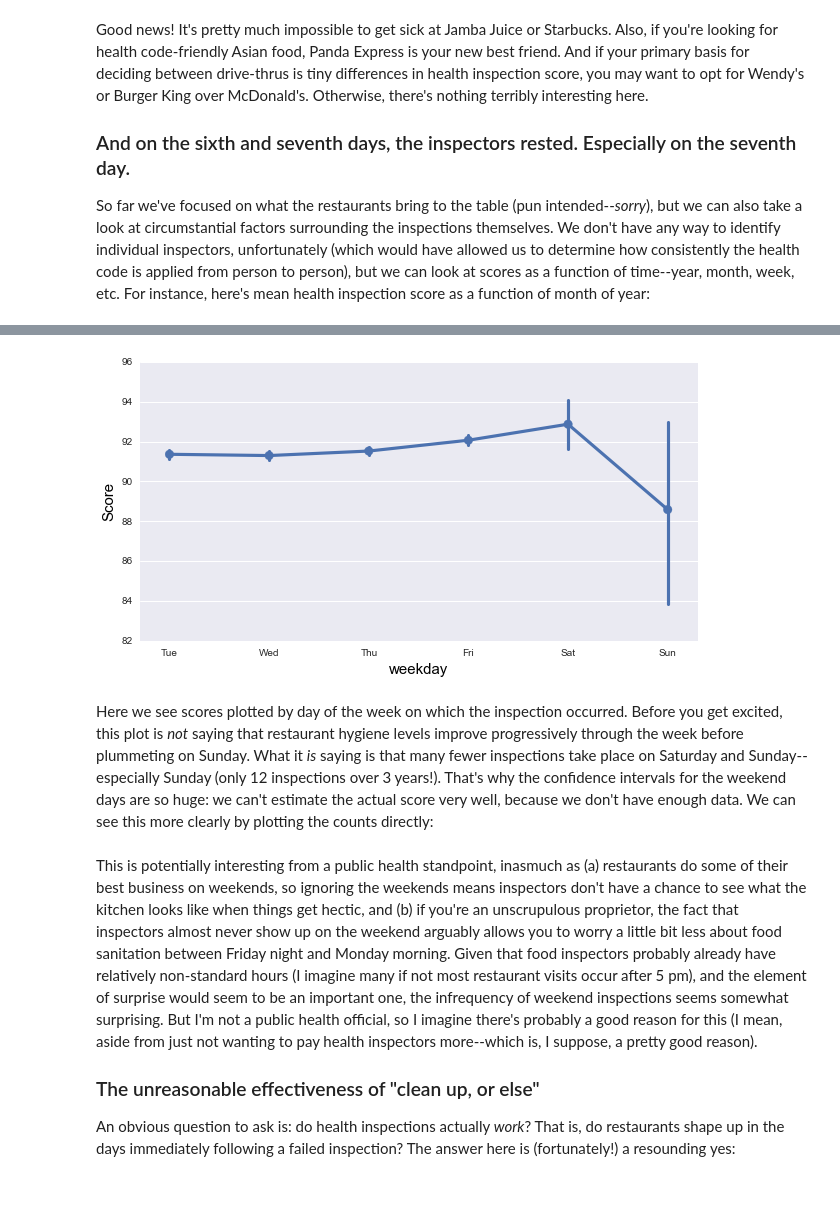
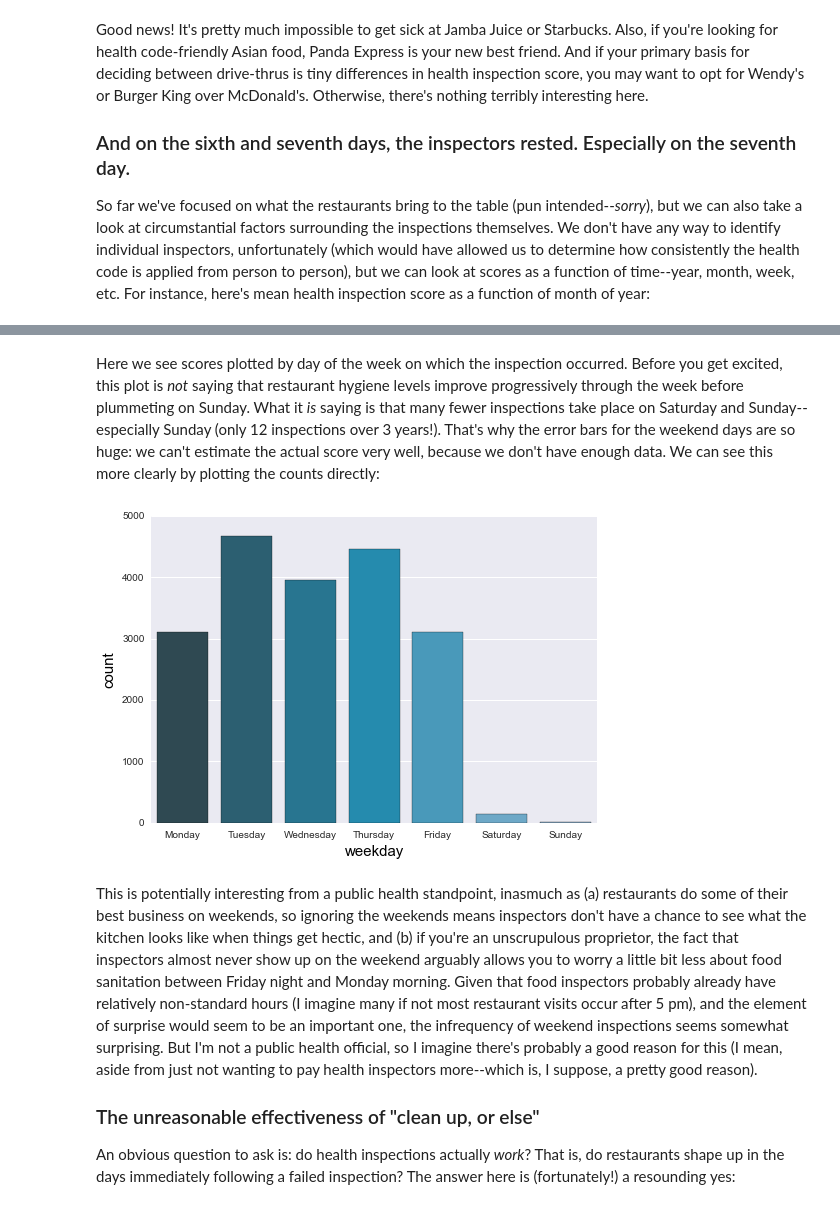
Before and after one commit to tyarkoni/open-data-flights, a Jupyter notebook: health-inspection/flight1.ipynb, the cells around one changed output, grey strips where cells are left out. Saved outputs shown, nothing was run; the diff lists cells and outputs as text; code cells hidden in the pictures.

```diff
--- a/health-inspection/flight1.ipynb
+++ b/health-inspection/flight1.ipynb
@@ -337,12 +293,11 @@ timebin
-# %%
-data["weekday"] =  data.date.map(lambda d: calendar.day_name[d.weekday()][:3])
-weekdays = [n[:3] for n in calendar.day_name[1:]]
-f, ax = plt.subplots(figsize=(10, 5))
-sns.pointplot("weekday", "Score", data=data, x_order=weekdays);
-# %% [output]
-[figure, removed]
 # %% [markdown]
-Here we see scores plotted by day of the week on which the inspection occurred. Before you get excited, this plot is *not* saying that restaurant hygiene levels improve progressively through the week before plummeting on Sunday. What it *is* saying is that many fewer inspections take place on Saturday and Sunday--especially Sunday (only 12 inspections over 3 years!). That's why the confidence intervals for the weekend days are so huge: we can't estimate the actual score very well, because we don't have enough data. We can see this more clearly by plotting the counts directly:
+Here we see scores plotted by day of the week on which the inspection occurred. Before you get excited, this plot is *not* saying that restaurant hygiene levels improve progressively through the week before plummeting on Sunday. What it *is* saying is that many fewer inspections take place on Saturday and Sunday--especially Sunday (only 12 inspections over 3 years!). That's why the error bars for the weekend days are so huge: we can't estimate the actual score very well, because we don't have enough data. We can see this more clearly by plotting the counts directly:
+# %%
+day_names = list(calendar.day_name)
+data["weekday"] = data["date"].map(lambda d: day_names[d.weekday()])
+sns.barplot("weekday", data=data, x_order=day_names, palette="PuBuGn_d");
+# %% [output]
+[figure, added]
 # %% [markdown]
 This is potentially interesting from a public health standpoint, inasmuch as (a) restaurants do some of their best business on weekends, so ignoring the weekends means inspectors don't have a chance to see what the kitchen looks like when things get hectic, and (b) if you're an unscrupulous proprietor, the fact that inspectors almost never show up on the weekend arguably allows you to worry a little bit less about food sanitation between Friday night and Monday morning. Given that food inspectors probably already have relatively non-standard hours (I imagine many if not most restaurant visits occur after 5 pm), and the element of surprise would seem to be an important one, the infrequency of weekend inspections seems somewhat surprising. But I'm not a public health official, so I imagine there's probably a good reason for this (I mean, aside from just not wanting to pay health inspectors more--which is, I suppose, a pretty good reason).
 
```
Also changed, not shown: parts of 6 cells of this notebook.
